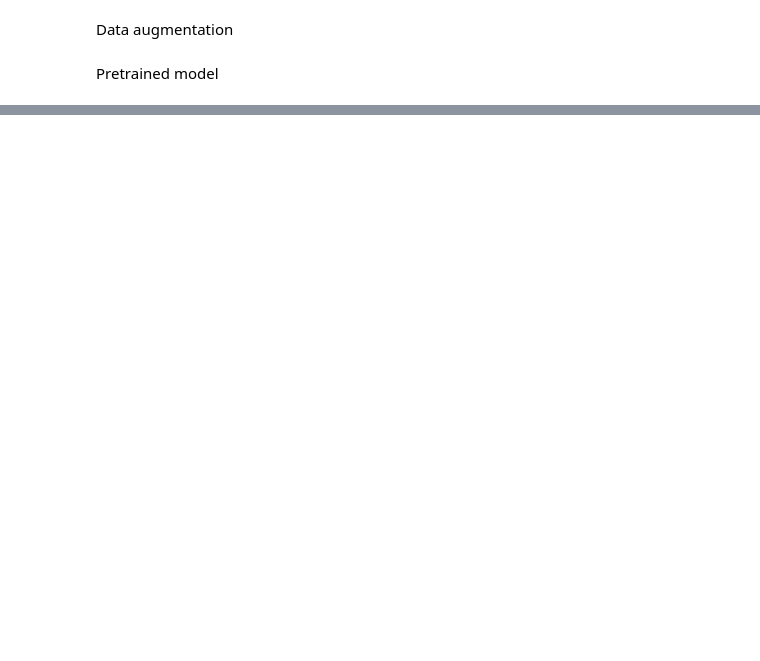
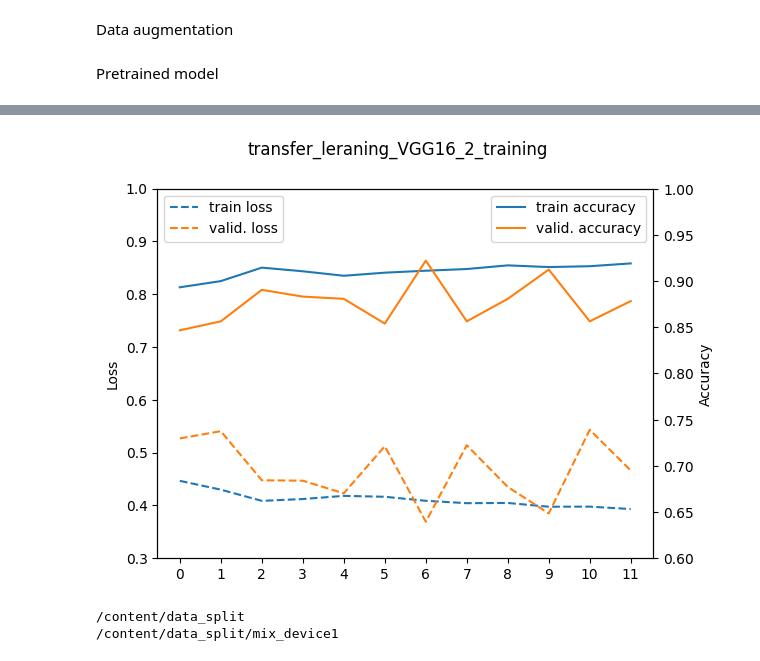
Before and after one commit to luc-perso/inarix, a Jupyter notebook: jupyter/transfer learning.ipynb, the cells around one changed output, grey strips where cells are left out. Cells and saved outputs as stored; diff of their text form; code cells hidden in the pictures; blank space fills up the shorter version.

```diff
--- a/jupyter/transfer learning.ipynb
+++ b/jupyter/transfer learning.ipynb
@@ -296,5 +281,5 @@ Epoch 7: val_accuracy did not improve from 1.00000
 # %%
-# model_name = 'transfer_leraning_VGG16'
+model_name = 'transfer_leraning_VGG16_2_training'
 checkpoint_filename = os.path.join(ckpt_path, model_name + '_weights.hdf5')
 model.load_weights(checkpoint_filename)
 # %%
@@ -384,0 +354,38 @@ weighted avg       0.25      0.50      0.33        22
+# %%
+learning_df = pd.read_csv(os.path.join(log_path, model_name + '_log.csv'))
+# print(learning_df.head(25))
+
+fig, ax1 = plt.subplots()
+fig.suptitle(model_name)
+
+epoch = learning_df['epoch']
+
+ax1.set_ylim(0.3, 1)
+ax1.set_ylabel("Loss")
+ax1.plot(epoch, learning_df['loss'], '--', label='train loss')
+ax1.plot(epoch, learning_df['val_loss'], '--', label='valid. loss')
+ax1.legend(loc='upper left')
+
+ax2 = ax1.twinx()  # instantiate a second axes that shares the same x-axis
+ax2.set_xticks(epoch)
+ax2.set_xlabel("Num epoch")
+ax2.set_ylim(0.6, 1.)
+ax2.set_ylabel("Accuracy")
+ax2.plot(epoch, learning_df['accuracy'], label='train accuracy')
+ax2.plot(epoch, learning_df['val_accuracy'], label='valid. accuracy')
+ax2.legend()
+
+plt.savefig(os.path.join(metric_path, model_name + '_learning_curves.png'), format='png')
+plt.show()
+# %% [output]
+[figure, added]
+# %%
+mix_types = ["mix"]
+
+print(db_path)
+data_paths_mix, labels_mix = build_data_paths(db_path, mix_types, ["device1"])
+data_paths_mix = data_paths_mix[0]
+print(data_paths_mix)
+# %% [output]
+/content/data_split
+/content/data_split/mix_device1
```
Also changed, not shown: parts of 19 cells of this notebook, 1 other file.
